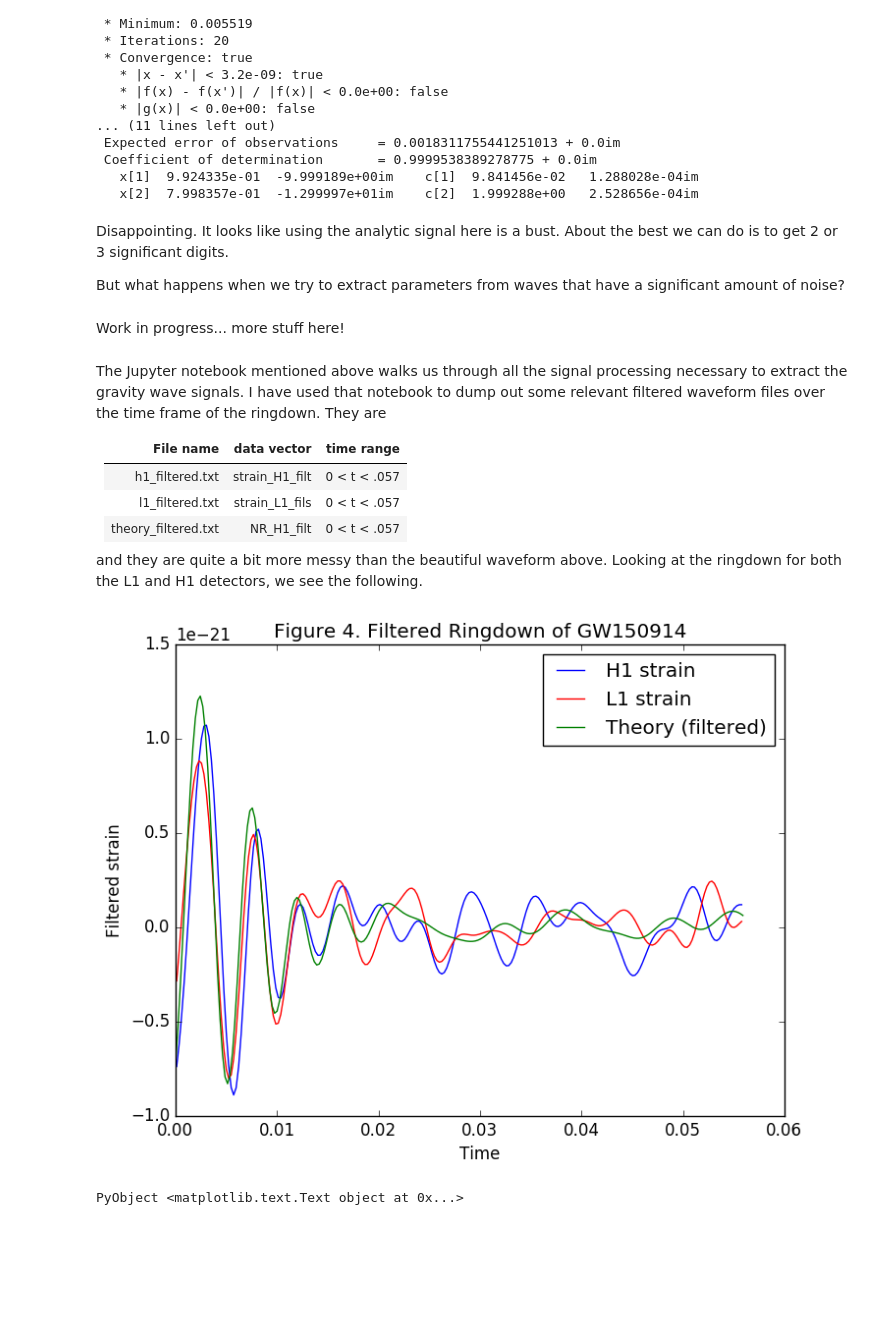
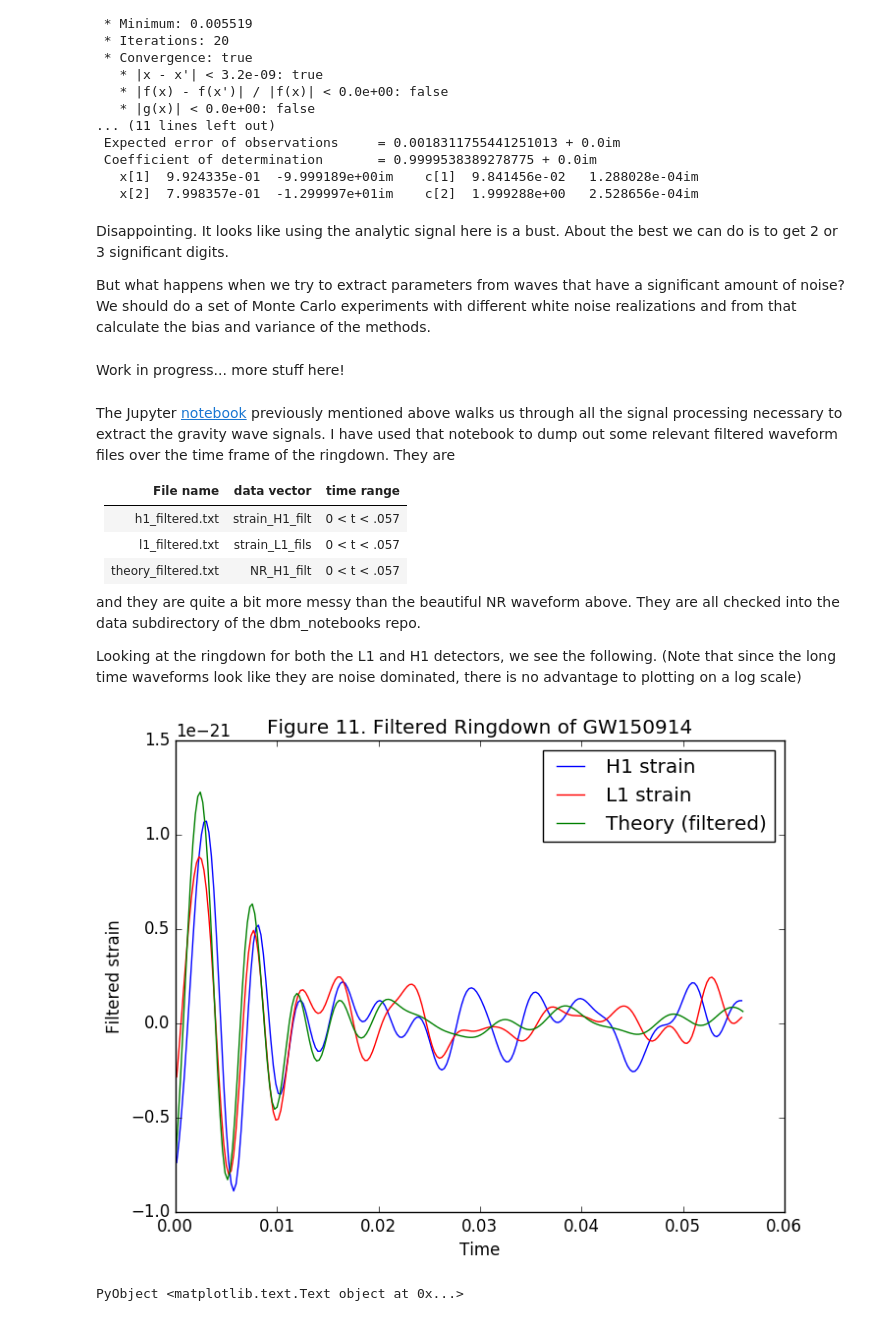
Before and after one commit to macd/dbm_notebooks, a Jupyter notebook: ringdown_fit.ipynb, the cells around one changed output. Cells and saved outputs as stored; diff of their text form; code cells hidden in the pictures; blank space fills up the shorter version.

```diff
--- a/ringdown_fit.ipynb
+++ b/ringdown_fit.ipynb
@@ -461,12 +516,12 @@ results = Results of Optimization Algorithm
 # %% [markdown]
 Disappointing. It looks like using the analytic signal here is a bust.  About the best we can do is to get 2 or 3 significant digits.
 
-But what happens when we try to extract parameters from waves that have a significant amount of noise?
+But what happens when we try to extract parameters from waves that have a significant amount of noise?  We should do a set of Monte Carlo experiments with different white noise realizations and from that calculate the bias and variance of the methods.
 # %% [markdown]
 Work in progress... more stuff here!
 # %% [markdown]
 
-The Jupyter notebook mentioned above walks us through all the signal processing necessary to extract the gravity wave signals.  I have used that notebook to dump out some relevant filtered waveform files over the time frame of the ringdown. They are
+The Jupyter [notebook](https://losc.ligo.org/s/events/GW150914/GW150914_tutorial.html) previously mentioned above walks us through all the signal processing necessary to extract the gravity wave signals.  I have used that notebook to dump out some relevant filtered waveform files over the time frame of the ringdown. They are
 
   | File name | data vector | time range |
   |:---------:|:---------:|:-----------:|
@@ -475,19 +530,21 @@ The Jupyter notebook mentioned above walks us through all the signal processing
   | theory_filtered.txt | NR_H1_filt | 0 < t < .057 |
 
 
-and they are quite a bit more messy than the beautiful waveform above.  Looking at the ringdown for both the L1 and H1 detectors, we see the following.
+and they are quite a bit more messy than the beautiful NR waveform above.  They are all checked into the data subdirectory of the dbm_notebooks repo.
+
+Looking at the ringdown for both the L1 and H1 detectors, we see the following. (Note that since the long time waveforms look like they are noise dominated, there is no advantage to plotting on a log scale)
 # %%
 h1f = readdlm("data/h1_filtered.txt")
 l1f = readdlm("data/l1_filtered.txt")
 tf = readdlm("data/theory_filtered.txt")
 
 plot(h1f[:, 1], h1f[:, 2], "b", label="H1 strain")
 plot(l1f[:, 1], l1f[:, 2], "r", label="L1 strain")
 plot(tf[:, 1], tf[:, 2], "g", label="Theory (filtered)")
-title("Figure 4. Filtered Ringdown of GW150914")
+title("Figure 11. Filtered Ringdown of GW150914")
 legend(loc="upper right")
 xlabel("Time")
 ylabel("Filtered strain")
 # %% [output]
-[figure, old version]
+[figure, new version]
 PyObject <matplotlib.text.Text object at 0x...>
```
Also changed, not shown: parts of 22 cells of this notebook.
